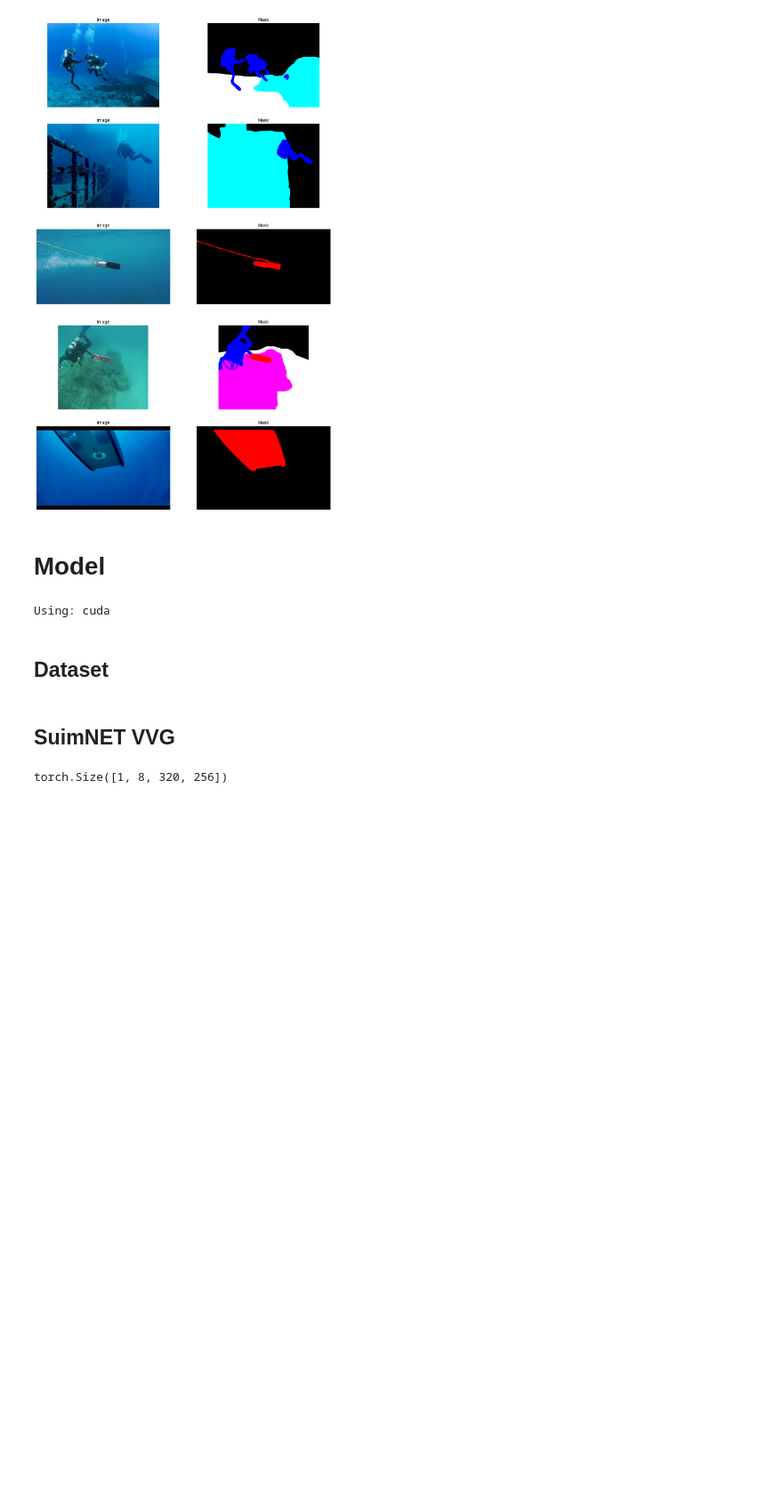
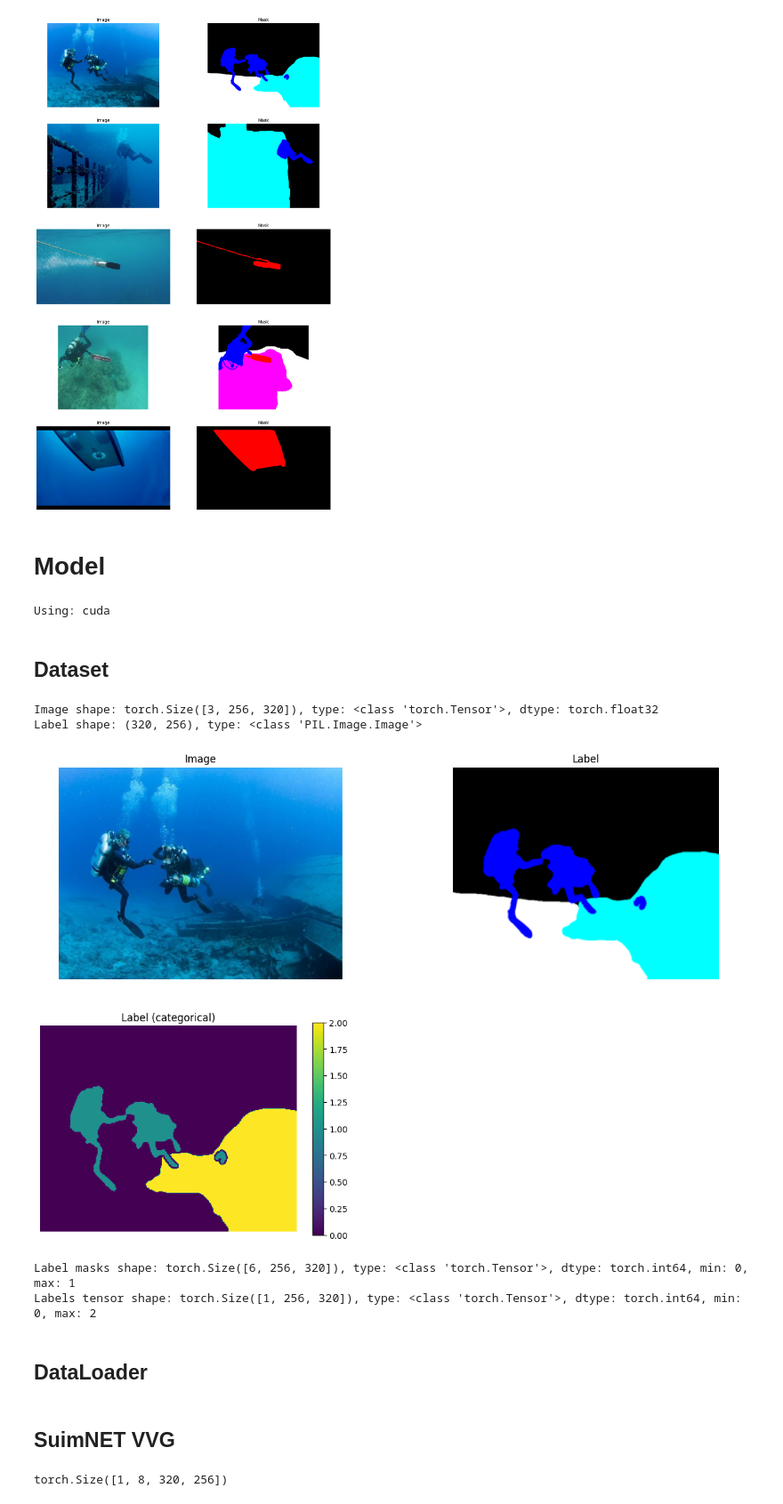
Before and after one commit to SeyaSchmassmann/bverI-miniproject, a Jupyter notebook: src/bverI.ipynb, the cells around one changed output. Shown at 89% size. Saved outputs shown, nothing was run; the diff lists cells and outputs as text; code cells hidden in the pictures; blank space fills up the shorter version.

Commit message:
improve Dataset implementation to support different category sets and start fixing test run metric calculation

```diff
--- a/src/bverI.ipynb
+++ b/src/bverI.ipynb
@@ -262 +278,76 @@ class SuimDataset(Dataset):
+# %%
+transform_images = transforms.Compose([
+    transforms.Resize((256, 320)),
+    transforms.ToTensor(), # Converts the image to a tensor with values between 0 and 1
+])
+transform_labels = transforms.Compose([
+    transforms.Resize((256, 320)),
+])
+
+colors_to_8cats = {
+    (0, 0, 0): 0,        # #000000 --> [BW] Background waterbody
+    (0, 0, 255): 1,      # #0000FF --> [HD] Human divers
+    (0, 255, 0): 2,      # #00FF00 --> [PF] Plants/sea-grass
+    (0, 255, 255): 3,    # #00FFFF --> [WR] Wrecks/ruins
+    (255, 0, 0): 4,      # #FF0000 --> [RO] Robots/instruments
+    (255, 0, 255): 5,    # #FF00FF --> [RI] Reefs and invertebrates
+    (255, 255, 0): 6,    # #FFFF00 --> [FV] Fish and vertebrates
+    (255, 255, 255): 7,  # #FFFFFF --> [SR] Sand/sea-floor (& rocks)
+}
+colors_to_5cats = {
+    (0, 0, 0): 0,        # #000000 --> [BW] Background waterbody
+    (0, 0, 255): 1,      # #0000FF --> [HD] Human divers
+    (0, 255, 0): 0,      # #00FF00 --> [PF] Plants/sea-grass
+    (0, 255, 255): 2,    # #00FFFF --> [WR] Wrecks/ruins
+    (255, 0, 0): 3,      # #FF0000 --> [RO] Robots/instruments
+    (255, 0, 255): 4,    # #FF00FF --> [RI] Reefs and invertebrates
+    (255, 255, 0): 5,    # #FFFF00 --> [FV] Fish and vertebrates
+    (255, 255, 255): 0,  # #FFFFFF --> [SR] Sand/sea-floor (& rocks)
+}
+
+# Test the dataset
+dataset = SuimDataset(
+    trainvalidation_tuples_paths,
+    color_mapping=colors_to_5cats,
+    transform_images=transform_images,
+    transform_labels=transform_labels,
+    verbose=True,
+)
+assert len(dataset) == len(trainvalidation_tuples_paths)
+image, label_masks, labels_tensor = dataset[0]
+
+assert image.shape == (3, 256, 320)
+assert image.min() >= 0
+assert image.max() <= 1
+
+# image contains 3 classes (0, 1, 2)
+assert label_masks.shape == (6, 256, 320)
+assert label_masks.min() == 0
+assert label_masks.max() == 1
+assert label_masks[0].min() == 0
+assert label_masks[0].max() == 1
+assert label_masks[1].min() == 0
+assert label_masks[1].max() == 1
+assert label_masks[2].min() == 0
+assert label_masks[2].max() == 1
+# classes 3, 4, 5 are not present in the label
+assert label_masks[3].min() == 0
+assert label_masks[3].max() == 0
+assert label_masks[4].min() == 0
+assert label_masks[4].max() == 0
+assert label_masks[5].min() == 0
+assert label_masks[5].max() == 0
+
+# image contains 3 classes (0, 1, 2)
+assert labels_tensor.shape == (1, 256, 320)
+assert labels_tensor.min() == 0
+assert labels_tensor.max() == 2
+# %% [output]
+Image shape: torch.Size([3, 256, 320]), type: <class 'torch.Tensor'>, dtype: torch.float32
+Label shape: (320, 256), type: <class 'PIL.Image.Image'>
+[figure, added]
+Label masks shape: torch.Size([6, 256, 320]), type: <class 'torch.Tensor'>, dtype: torch.int64, min: 0, max: 1
+Labels tensor shape: torch.Size([1, 256, 320]), type: <class 'torch.Tensor'>, dtype: torch.int64, min: 0, max: 2
+# %% [markdown]
+## DataLoader
 # %%
```
Also changed, not shown: parts of 7 cells of this notebook.
